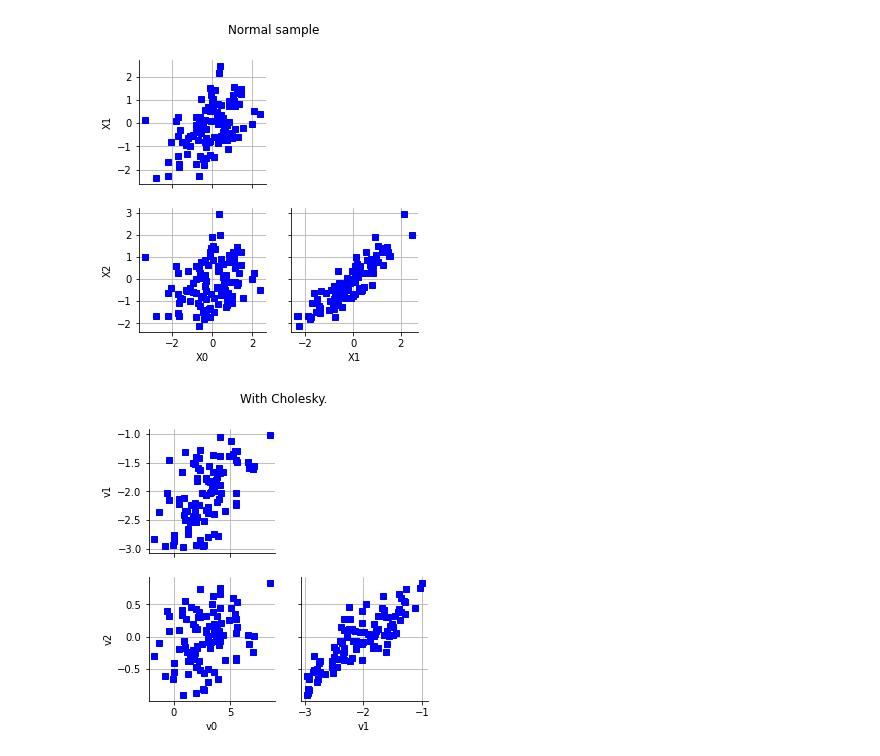
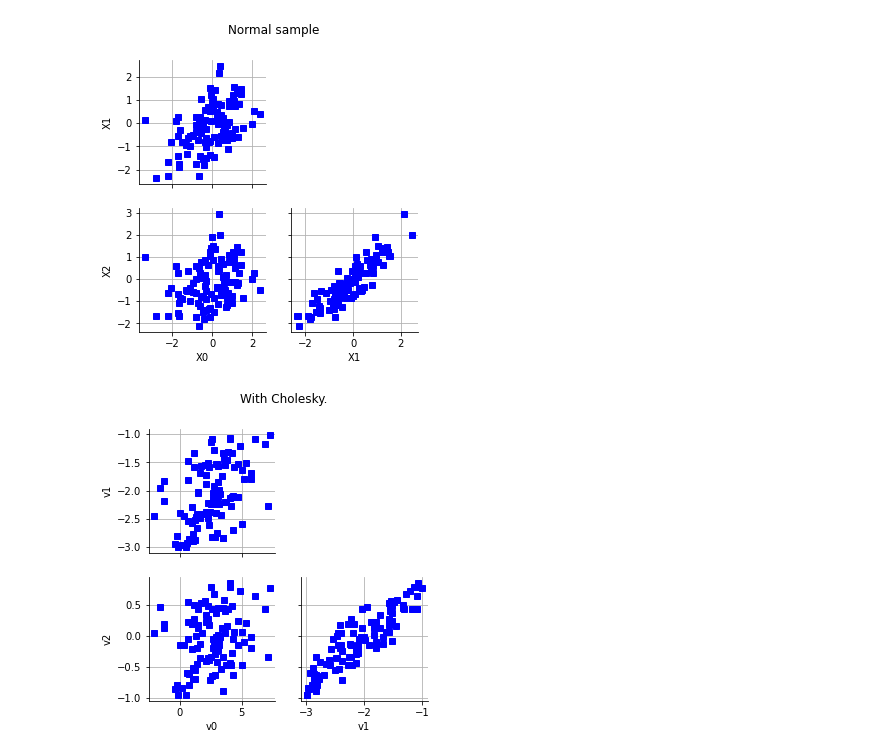
Before and after one commit to mbaudin47/pycrash, a Jupyter notebook: gaussianRV/simulate_gaussian_random_vector.ipynb, the cells around one changed output. Saved outputs shown, nothing was run; the diff lists cells and outputs as text; code cells hidden in the pictures.

Commit message:
Uses PythonRandomVector

```diff
--- a/gaussianRV/simulate_gaussian_random_vector.ipynb
+++ b/gaussianRV/simulate_gaussian_random_vector.ipynb
@@ -211,4 +220,9 @@ sample = get_sample(marginal_collection, R, sample_size)
-# %%
-graph = view_sample(sample, "With Cholesky.")
-# %% [output]
-[figure, removed]
+# %%
+nrv = NormalRandomVector(marginal_collection, R)
+randomvector = ot.RandomVector(nrv)
+
+sample = randomvector.getSample(sample_size)
+
+graph = view_sample(sample, "With Cholesky")
+# %% [output]
+[figure, added]
```
Also changed, not shown: parts of 5 cells of this notebook, 1 other file.
